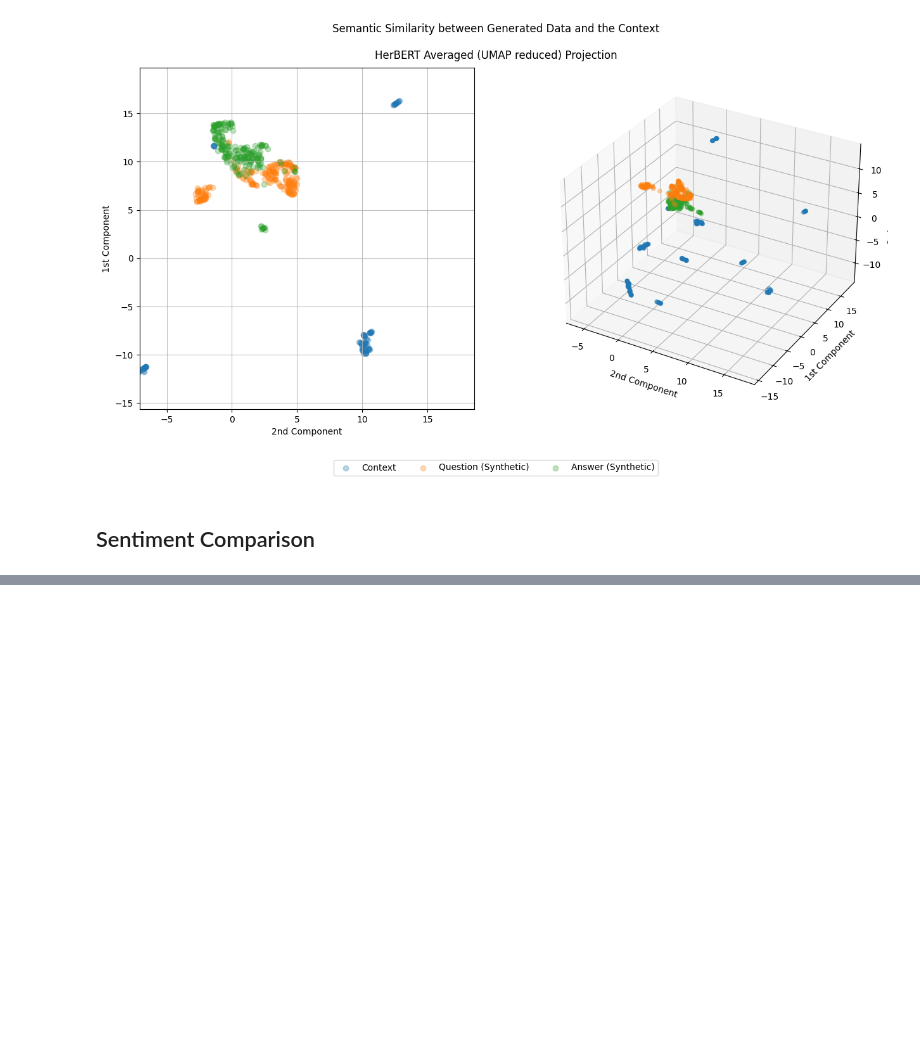
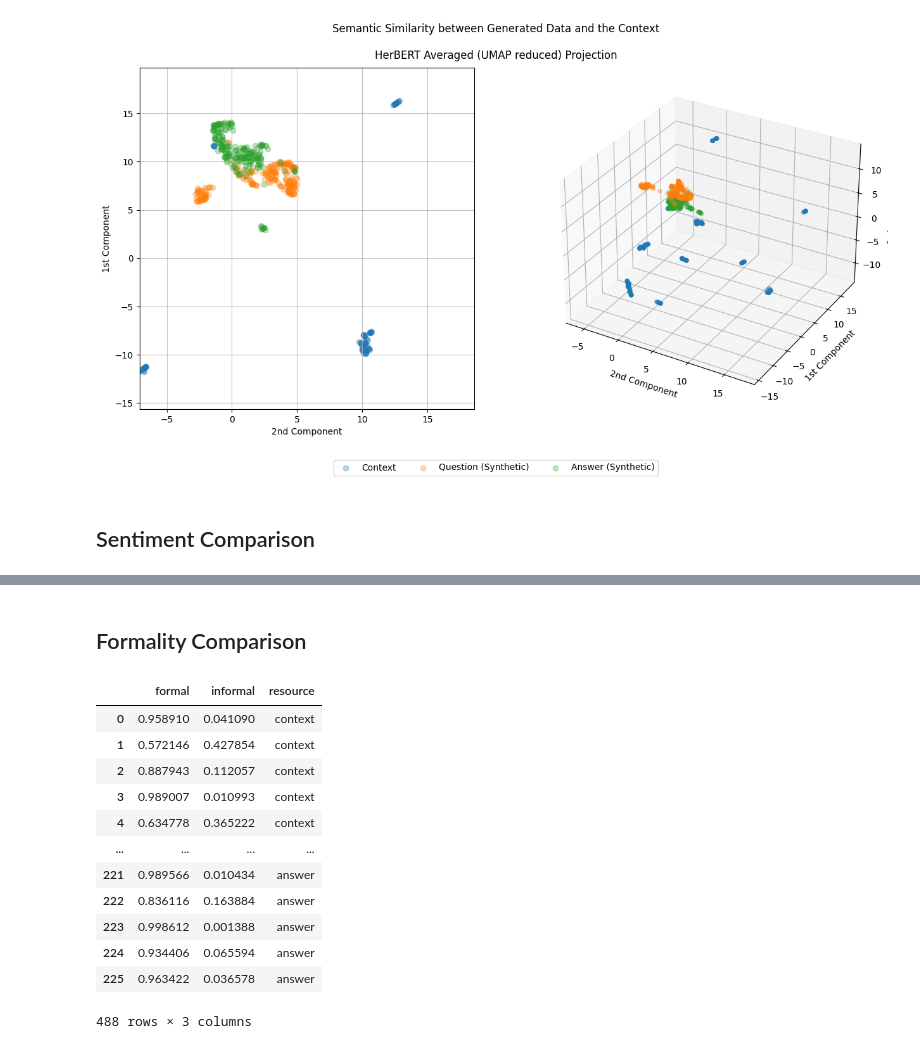
Before and after one commit to pwr-ai/JuDDGES, a Jupyter notebook: notebooks/5_synth_qa_dataset.ipynb, the cells around one changed output, grey strips where cells are left out. Cells and saved outputs as stored; diff of their text form; code cells hidden in the pictures; blank space fills up the shorter version.

```diff
--- a/notebooks/5_synth_qa_dataset.ipynb
+++ b/notebooks/5_synth_qa_dataset.ipynb
@@ -374,0 +253,29 @@ fig.savefig(str(CHARTS_DIR / f"sentiment_comp__{synth_qa_records_fpath.stem}.png
+# %% [markdown]
+## Formality Comparison
+# %%
+from juddges.data.utils import get_texts_formality
+
+id2formality = {0: "formal", 1: "informal"}
+formality_col_dfs = []
+for col in tqdm(["context", "question", "answer"]):
+    formality_scores = get_texts_formality(synth_qa_df[col].unique().tolist())
+    formality_col_df = pd.DataFrame(formality_scores, columns=id2formality.values())
+    formality_col_df["resource"] = col
+    formality_col_dfs.append(formality_col_df)
+
+formality_df = pd.concat(formality_col_dfs, axis="index")
+formality_df
+# %% [output]
+|  | formal | informal | resource |
+| 0 | 0.958910 | 0.041090 | context |
+| 1 | 0.572146 | 0.427854 | context |
+| 2 | 0.887943 | 0.112057 | context |
+| 3 | 0.989007 | 0.010993 | context |
+| 4 | 0.634778 | 0.365222 | context |
+| ... | ... | ... | ... |
+| 221 | 0.989566 | 0.010434 | answer |
+| 222 | 0.836116 | 0.163884 | answer |
+| 223 | 0.998612 | 0.001388 | answer |
+| 224 | 0.934406 | 0.065594 | answer |
+| 225 | 0.963422 | 0.036578 | answer |
+488 rows × 3 columns
```
Also changed, not shown: parts of 8 cells of this notebook, 3 other files.
